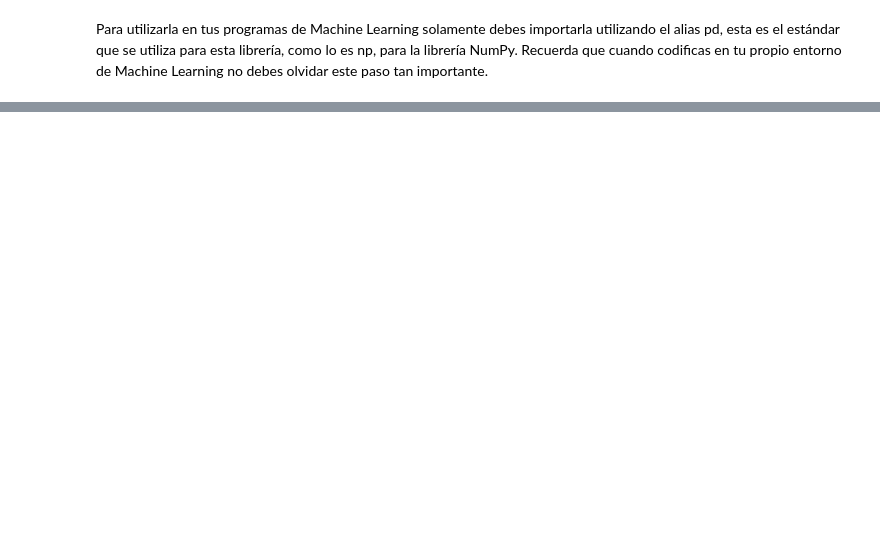
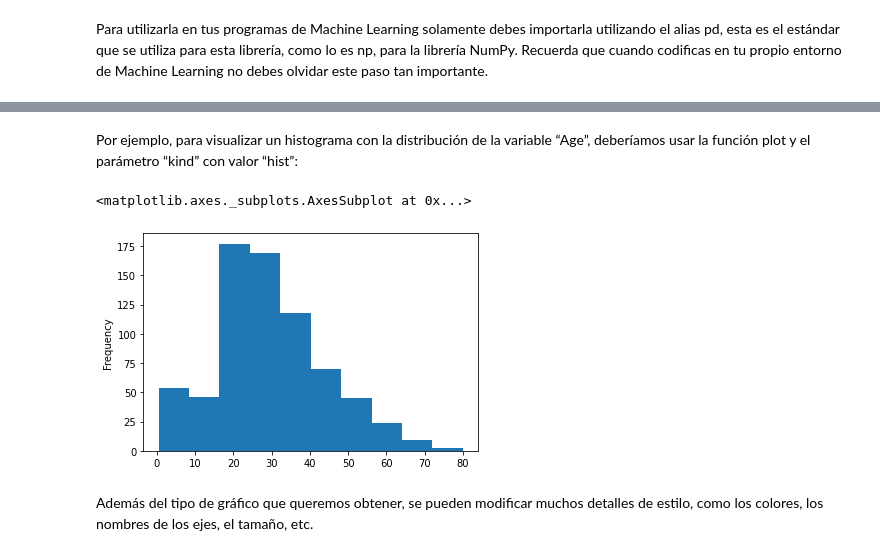
Before and after one commit to wilmerod/Curso-de-introduccion-a-Big-Data-Parte-2-nov2021, a Jupyter notebook: Librería_Pandas.ipynb, the cells around one changed output, grey strips where cells are left out. Cells and saved outputs as stored; diff of their text form; code cells hidden in the pictures; blank space fills up the shorter version.

```diff
--- a/Librería_Pandas.ipynb
+++ b/Librería_Pandas.ipynb
@@ -52,0 +65,3 @@ import pandas as pd
+# %%
+titanic_data = pd.read_csv('sample_data/train.csv')
+titanic_data
@@ -52,0 +422,9 @@ import pandas as pd
+# %% [markdown]
+Por ejemplo, para visualizar un histograma con la distribución de la variable “Age”, deberíamos usar la función plot y el parámetro “kind” con valor “hist”:
+# %%
+titanic_data['Age'].plot(kind = 'hist')
+# %% [output]
+<matplotlib.axes._subplots.AxesSubplot at 0x...>
+[figure, added]
+# %% [markdown]
+Además del tipo de gráfico que queremos obtener, se pueden modificar muchos detalles de estilo, como los colores, los nombres de los ejes, el tamaño, etc.
```
Also changed, not shown: parts of 54 cells of this notebook.
